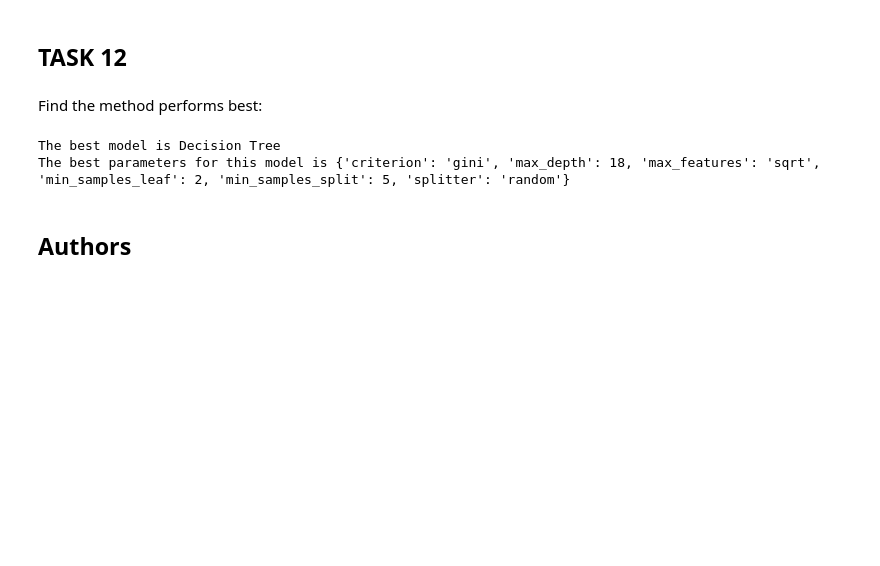
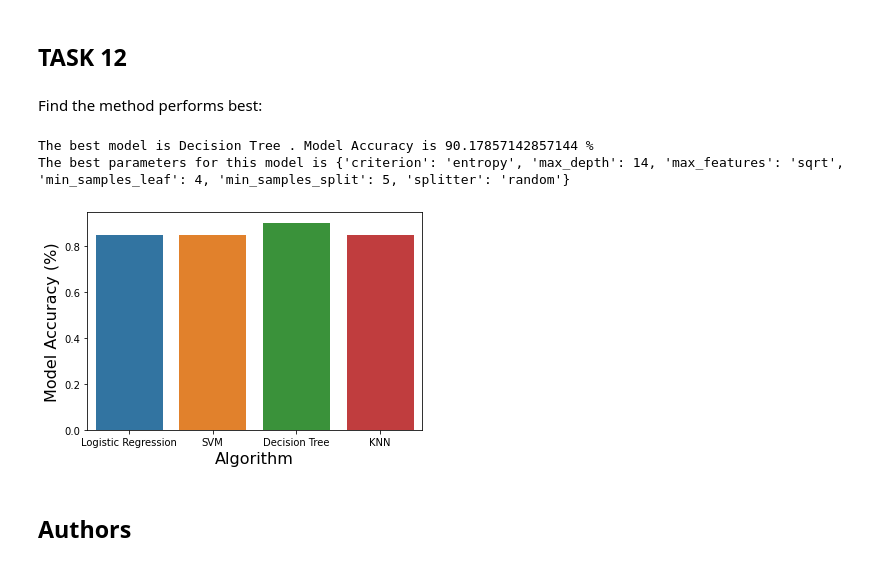
Before and after one commit to ssouza-br/IBM-DataScience-SpaceX-Capstone, a Jupyter notebook: ML Prediction.ipynb, the cells around one changed output. Saved outputs shown, nothing was run; the diff lists cells and outputs as text; code cells hidden in the pictures; blank space fills up the shorter version.

```diff
--- a/ML Prediction.ipynb
+++ b/ML Prediction.ipynb
@@ -357,19 +357,26 @@ scores = [logreg_cv.best_score_, svm_cv.best_score_, tree_cv.best_score_ ,knn_cv
 params = [logreg_cv.best_params_, svm_cv.best_params_, tree_cv.best_params_ ,knn_cv.best_params_]
 def best_model(scores, params):
     if scores.index(max(scores))==0:
-        return "Logistic Regression", params[0]
+        return "Logistic Regression", params[0],scores[0]
     elif scores.index(max(scores))==1:
-        return "Support Vector Machine", params[1]
+        return "Support Vector Machine", params[1],scores[1]
     elif scores.index(max(scores))==2:
-        return "Decision Tree", params[2]
+        return "Decision Tree", params[2],scores[2]
     elif scores.index(max(scores))==3:
-        return "KNN", params[3]
+        return "KNN", params[3],scores[3]
 
-print("The best model is",best_model(scores, params)[0])
+print("The best model is",best_model(scores, params)[0],'.',"Model Accuracy is",100*best_model(scores, params)[2],"%" )
 print("The best parameters for this model is",best_model(scores, params)[1])
 # %% [output]
-The best model is Decision Tree
-The best parameters for this model is {'criterion': 'gini', 'max_depth': 18, 'max_features': 'sqrt', 'min_samples_leaf': 2, 'min_samples_split': 5, 'splitter': 'random'}
+The best model is Decision Tree . Model Accuracy is 90.17857142857144 %
+The best parameters for this model is {'criterion': 'entropy', 'max_depth': 14, 'max_features': 'sqrt', 'min_samples_leaf': 4, 'min_samples_split': 5, 'splitter': 'random'}
+# %%
+sns.barplot(x=['Logistic Regression', 'SVM','Decision Tree','KNN'], y=scores)
+plt.xlabel("Algorithm",fontsize=16)
+plt.ylabel("Model Accuracy (%)",fontsize=16)
+plt.show()
+# %% [output]
+[figure, added]
 # %% [markdown]
 ## Authors
 # %% [markdown]
```
Also changed, not shown: parts of 3 cells of this notebook.
